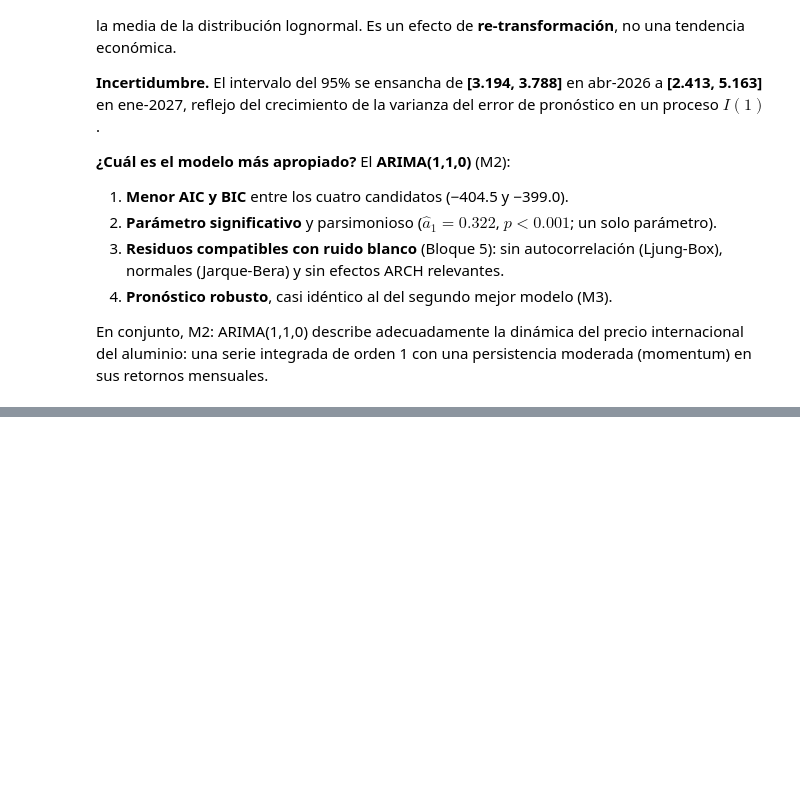
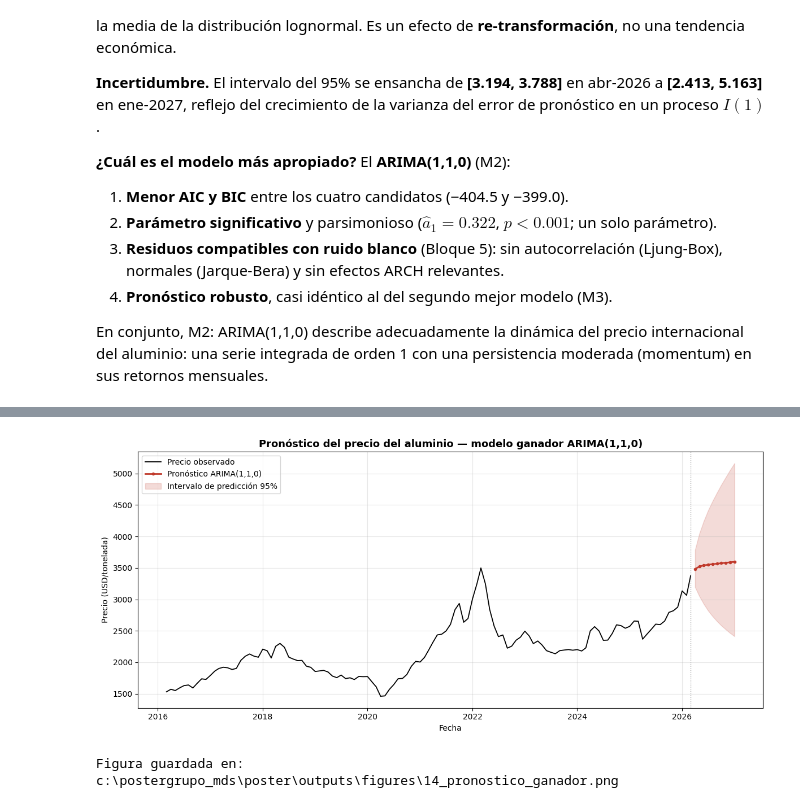
Before and after one commit to dilantovar/poster, a Jupyter notebook: notebooks/01_box_jenkins_aluminium.ipynb, the cells around one changed output, grey strips where cells are left out. Drawn from its saved outputs; the diff is of its cells as text; code cells hidden in the pictures; blank space fills up the shorter version.

```diff
--- a/notebooks/01_box_jenkins_aluminium.ipynb
+++ b/notebooks/01_box_jenkins_aluminium.ipynb
@@ -1692,0 +1735,45 @@ En conjunto, M2: ARIMA(1,1,0) describe adecuadamente la dinámica del precio int
+# %%
+# %% Pronóstico del modelo ganador — ARIMA(1,1,0) ==========
+
+# Re-carga y estimación del modelo final (celda autocontenida)
+ruta_csv = DATA_PROCESSED / "aluminio_precio.csv"
+aluminio_df = pd.read_csv(ruta_csv, parse_dates=["fecha"])
+aluminio_serie = aluminio_df.set_index("fecha")["precio_aluminio"].asfreq("MS")
+aluminio_log = np.log(aluminio_serie)
+
+modelo_ganador = SARIMAX(
+    aluminio_log, order=(1, 1, 0), trend="n",
+    enforce_stationarity=False, enforce_invertibility=False
+).fit(disp=False, maxiter=200)
+
+# Pronóstico 10 meses, re-transformado a niveles (corrección por sesgo)
+H = 10
+fc = modelo_ganador.get_forecast(steps=H)
+nivel = np.exp(fc.predicted_mean + 0.5 * fc.var_pred_mean)
+ci_nivel = np.exp(fc.conf_int(alpha=0.05))
+li, ls = ci_nivel.iloc[:, 0], ci_nivel.iloc[:, 1]
+
+# Gráfica (solo el modelo ganador)
+fig, ax = plt.subplots(figsize=(12, 5.5))
+ax.plot(aluminio_serie.index, aluminio_serie.values, color="black", linewidth=1.3,
+        label="Precio observado")
+ax.plot(nivel.index, nivel.values, color="#c0392b", linewidth=2.0, marker="o", markersize=3,
+        label="Pronóstico ARIMA(1,1,0)")
+ax.fill_between(nivel.index, li, ls, color="#c0392b", alpha=0.18,
+                label="Intervalo de predicción 95%")
+ax.axvline(aluminio_serie.index[-1], color="gray", linestyle=":", linewidth=1, alpha=0.7)
+ax.set_title("Pronóstico del precio del aluminio — modelo ganador ARIMA(1,1,0)",
+             fontsize=13, fontweight="bold")
+ax.set_xlabel("Fecha")
+ax.set_ylabel("Precio (USD/tonelada)")
+ax.legend(loc="upper left")
+ax.grid(True, alpha=0.3)
+
+plt.tight_layout()
+ruta_fig = FIGURES / "14_pronostico_ganador.png"
+plt.savefig(ruta_fig)
+plt.show()
+print(f"Figura guardada en: {ruta_fig}")
+# %% [output]
+[figure, added]
+Figura guardada en: c:\postergrupo_mds\poster\outputs\figures\14_pronostico_ganador.png
```
Also changed, not shown: parts of 3 cells of this notebook, 1 other file.
